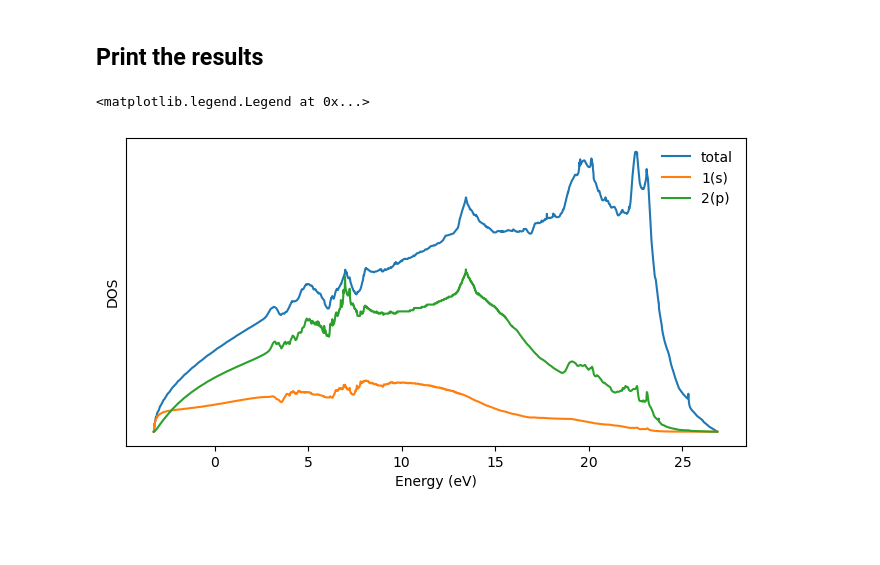
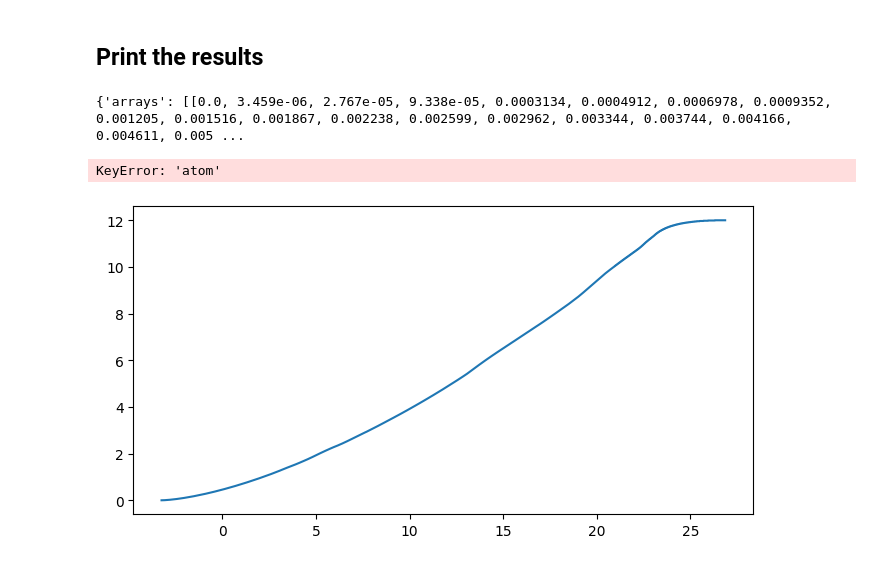
Before and after one commit to superstar54/workgraph-collections, a Jupyter notebook: docs/source/ase/espresso/pdos.ipynb, the cells around one changed output. Cells and saved outputs as stored; diff of their text form; code cells hidden in the pictures; blank space fills up the shorter version.

```diff
--- a/docs/source/ase/espresso/pdos.ipynb
+++ b/docs/source/ase/espresso/pdos.ipynb
@@ -32,6 +32,9 @@ from aiida import load_profile
 from copy import deepcopy
 
 from workgraph_collections.ase.espresso.pdos import pdos_workgraph
+from aiida_pythonjob.config import config
+
+config["allow_pickle"] = True
 
 load_profile()
 
@@ -47,8 +50,8 @@ metadata = {
     }
 }
 pseudopotentials = {"Al": "Al.pbe-n-rrkjus_psl.1.0.0.UPF"}
-# pseudo_dir = "/home/xing/data/ase/espresso_pseudo"
-pseudo_dir = "/home/wang_x3/datas/pseudos/psl"
+pseudo_dir = "/home/xing/data/ase/espresso_pseudo"
+# pseudo_dir = "/home/wang_x3/datas/pseudos/psl"
 scf_input_data = {
     "system": {"ecutwfc": 30, "ecutrho": 240,
                "occupations": "smearing",
@@ -61,13 +64,13 @@ nscf_input_data["system"].update({"occupations": "tetrahedra"})
 inputs = {
     "scf": {
         "input_data": scf_input_data,
-        "kpts": (15, 15, 15),
+        "kpts": [15, 15, 15],
         "computer": "localhost",
         "metadata": metadata
     },
     "nscf": {
         "input_data": nscf_input_data,
-        "kpts": (30, 30, 30),
+        "kpts": [30, 30, 30],
         "computer": "localhost",
         "metadata": metadata
     },
@@ -86,6 +89,6 @@ wg = pdos_workgraph(atoms=atoms,
                     pseudo_dir=pseudo_dir,
                     inputs=inputs)
 #------------------------- Submit the calculation -------------------
-# wg.run()
-wg.submit(wait=True, timeout=200)
+wg.run()
+# wg.submit(wait=True, timeout=200)
 # %% [output]
@@ -96,21 +114,22 @@ WorkGraph process created, PK: 21983
 # %%
 import matplotlib.pyplot as plt
 import numpy as np
 
 #------------------------- Print the output -------------------------
-dos_data = wg.tasks['dos'].outputs["results"].value.value
-pdos_data = wg.tasks['projwfc'].outputs["results"].value.value
+dos_data = wg.tasks[-2].outputs.dos.value.value
+pdos_data = wg.tasks[-1].outputs.dos.value.value
 # make plots
 plt.figure(figsize = (8, 4))
-plt.plot(dos_data['dos_energy'], dos_data['dos'], label='total')
+plt.plot(dos_data['x']['array'], dos_data['y']['arrays'][0], label='total')
 # plt.plot(pdos_data['totol']['energy'], pdos_data['totol']['dos'], label='total')
 for file_name, data in pdos_data['atom'].items():
         value = np.array(data)
         plt.plot(value[:, 0], np.sum(value[:, 2:], axis=1), label=file_name[-4:])
 plt.yticks([])
 plt.xlabel('Energy (eV)')
 plt.ylabel('DOS')
 plt.legend(frameon=False)
 # %% [output]
-<matplotlib.legend.Legend at 0x...>
+{'arrays': [[0.0, 3.459e-06, 2.767e-05, 9.338e-05, 0.0003134, 0.0004912, 0.0006978, 0.0009352, 0.001205, 0.001516, 0.001867, 0.002238, 0.002599, 0.002962, 0.003344, 0.003744, 0.004166, 0.004611, 0.005 ...
+KeyError: 'atom'
-[figure, old version]
+[figure, new version]
```
Also changed, not shown: parts of 3 cells of this notebook, 48 other files.
